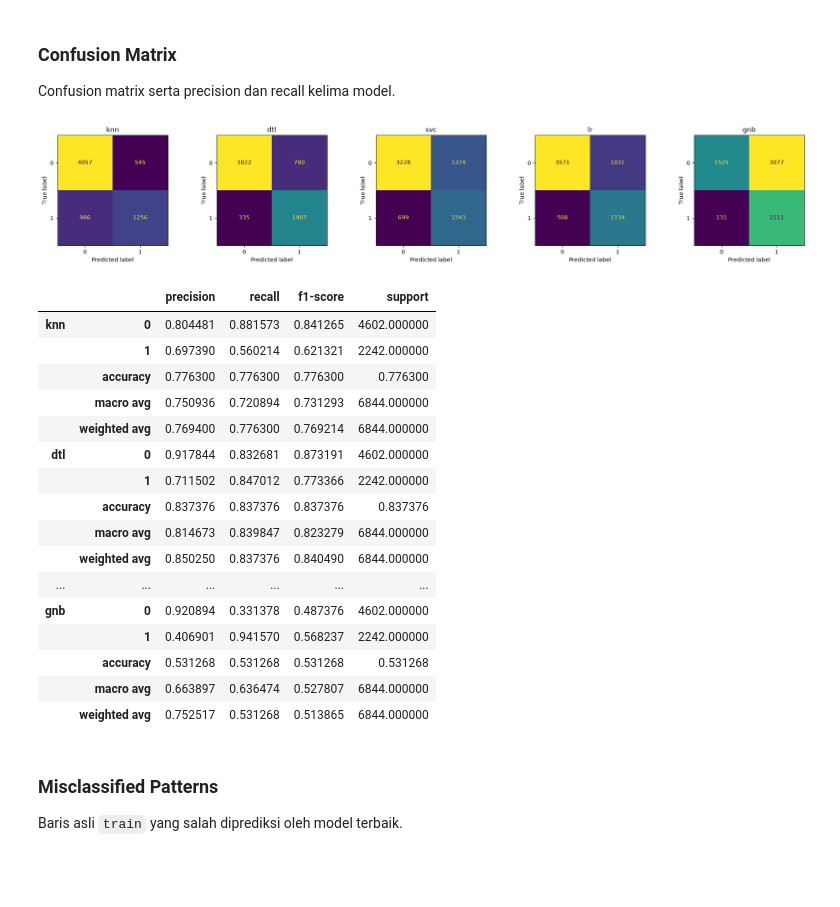
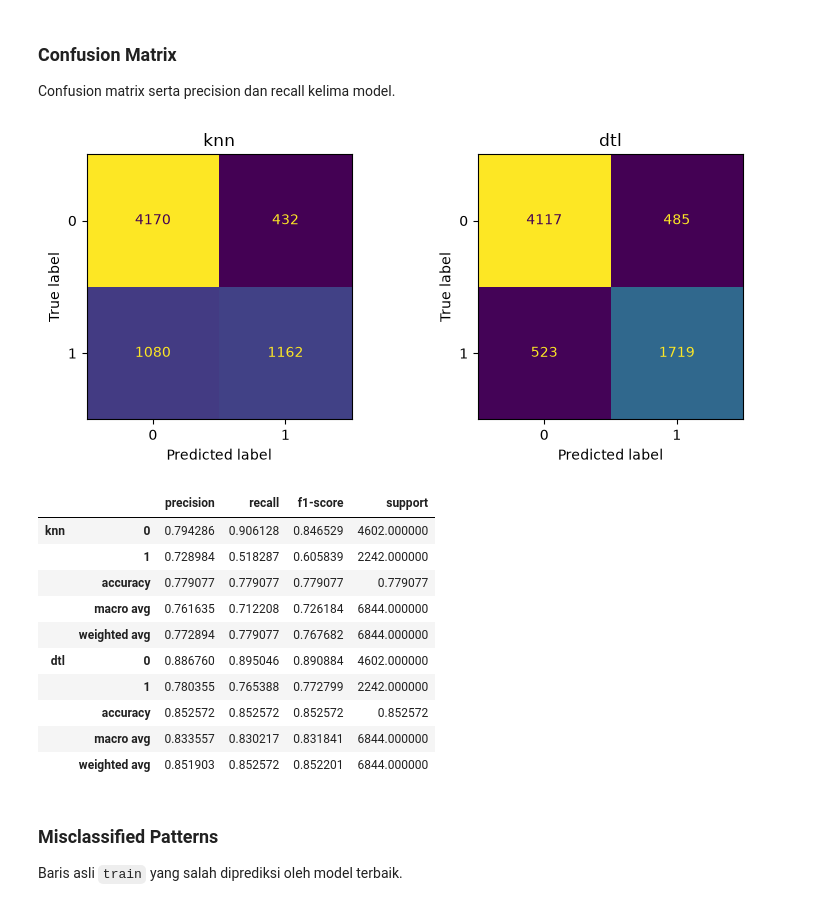
Before and after one commit to aufafaza/IF3170_G11_besokaja, a Jupyter notebook: Notebook_updated.ipynb, the cells around one changed output. Drawn from its saved outputs; the diff is of its cells as text; code cells hidden in the pictures; blank space fills up the shorter version.

Commit message:
FEAT: coba terakhir, final submission

```diff
--- a/Notebook_updated.ipynb
+++ b/Notebook_updated.ipynb
@@ -1448,7 +1315,7 @@ dtl_tuned_scikit = tune(models_scikit['dtl'], gridDTL_scikit, X_train, y_train)
 # %%
 gridSVM_scikit ={
     'kernel' : ['rbf'],
-    'C' : [1, 30],
+    'C' : [0.001, 1, 30],
     'gamma' : ['scale', 0.01, 0.1]
 }
 svc_tuned_scikit = tune(models_scikit['svc'], gridSVM_scikit, X_train, y_train)
@@ -1477,9 +1344,9 @@ svc_tuned_scikit = tune(models_scikit['svc'], gridSVM_scikit, X_train, y_train)
 | 2 | 0.004415 | auto | 0.308848 | 0.076043 |
 # %%
 gridLR_scikit = {
-    'max_iter': [50, 62, 143],
+    'max_iter': [50, 62, 100, 143],
     'penalty': ['l2'],
-    'C': [0.1, 20, 80]
+    'C': [0.001, 0.1, 20, 80]
 }
 lr_tuned_scikit = tune(models_scikit['lr'], gridLR_scikit, X_train, y_train)
 # %% [output]
@@ -1724,40 +1587,3 @@ result.to_csv(CFG.OUTPUT_DIR / 'submission_implemented_dtl.csv', index=False)
-# %%
-from ml_lib.model.knn import KNN
-
-def knn_booking_features(frame):
-    result = tree_booking_features(frame).drop(columns=[
-        'arrival_year', 'arrival_month', 'arrival_day', 'booking_date',
-    ])
-    scales = {
-        'days_before_arrival': 40, 'nightly_rate_idr': 350000, 'arrival_date': 110,
-        'weekday_nights': 5, 'weekend_nights': 4, 'num_adults': 3, 'num_children': 2,
-        'prior_cancellations': 2, 'prior_completed_bookings': 3,
-    }
-    for column, scale in scales.items():
-        result[column] = result[column] / scale
-    return result
-
-def ensemble_predictions(X_fit, y_fit, X_eval):
-    np.random.seed(CFG.SEED)
-    tree_predictions = implemented_tree().fit(X_fit, y_fit).predict(X_eval)
-    prep = Pipeline([
-        ('features', FunctionTransformer(knn_booking_features)),
-        ('clean', DataCleaner()),
-        ('encode', FeatureEncoder()),
-    ])
-    knn = KNN(k=5, p=2).fit(prep.fit_transform(X_fit), y_fit)
-    votes = np.array([sum(labels == 1) for labels in knn.neighbor_labels(prep.transform(X_eval))])
-    # Trust a four-of-five neighborhood consensus. Otherwise use the tree.
-    combined = np.where(votes >= 4, 1, np.where(votes <= 1, 0, tree_predictions))
-    return {'DTL': tree_predictions, 'KNN': (votes >= 3).astype(int), 'ensemble': combined}
-
-predictions = ensemble_predictions(X_train_raw, y_train, X_val_raw)
-for name, labels in predictions.items():
-    print(name, f1_score(y_val, labels, average='macro'))
-
-ensemble_result = test_df[[CFG.ID_COLUMN]].copy()
-ensemble_result[CFG.TARGET] = ensemble_predictions(X, y, X_test)['ensemble']
-ensemble_result.to_csv(CFG.OUTPUT_DIR / 'submission_ensemble.csv', index=False)
 # %% [markdown]
 ---
 
@@ -1792,30 +1618,24 @@ def report(models, X_train, y_train, X_val, y_val, method=None):
     return pd.concat(tables)
 # %%
 confusion (models, X_train, y_train, X_val, y_val)
-confusion (tuned_models_scikit, X_train, y_train, X_val, y_val)
+# confusion (tuned_models_scikit, X_train, y_train, X_val, y_val)
 # %% [output]
-[figure, old version]
+[figure, new version]
 # %%
 report (models, X_train, y_train, X_val, y_val)
-report (tuned_models_scikit, X_train, y_train, X_val, y_val)
+# report (tuned_models_scikit, X_train, y_train, X_val, y_val)
 # %% [output]
 |  |  | precision | recall | f1-score | support |
-| knn | 0 | 0.804481 | 0.881573 | 0.841265 | 4602.000000 |
-|  | 1 | 0.697390 | 0.560214 | 0.621321 | 2242.000000 |
-|  | accuracy | 0.776300 | 0.776300 | 0.776300 | 0.776300 |
-|  | macro avg | 0.750936 | 0.720894 | 0.731293 | 6844.000000 |
-|  | weighted avg | 0.769400 | 0.776300 | 0.769214 | 6844.000000 |
-| dtl | 0 | 0.917844 | 0.832681 | 0.873191 | 4602.000000 |
-|  | 1 | 0.711502 | 0.847012 | 0.773366 | 2242.000000 |
-|  | accuracy | 0.837376 | 0.837376 | 0.837376 | 0.837376 |
-|  | macro avg | 0.814673 | 0.839847 | 0.823279 | 6844.000000 |
-|  | weighted avg | 0.850250 | 0.837376 | 0.840490 | 6844.000000 |
-| ... | ... | ... | ... | ... | ... |
-| gnb | 0 | 0.920894 | 0.331378 | 0.487376 | 4602.000000 |
-|  | 1 | 0.406901 | 0.941570 | 0.568237 | 2242.000000 |
-|  | accuracy | 0.531268 | 0.531268 | 0.531268 | 0.531268 |
-|  | macro avg | 0.663897 | 0.636474 | 0.527807 | 6844.000000 |
-|  | weighted avg | 0.752517 | 0.531268 | 0.513865 | 6844.000000 |
+| knn | 0 | 0.794286 | 0.906128 | 0.846529 | 4602.000000 |
+|  | 1 | 0.728984 | 0.518287 | 0.605839 | 2242.000000 |
+|  | accuracy | 0.779077 | 0.779077 | 0.779077 | 0.779077 |
+|  | macro avg | 0.761635 | 0.712208 | 0.726184 | 6844.000000 |
+|  | weighted avg | 0.772894 | 0.779077 | 0.767682 | 6844.000000 |
+| dtl | 0 | 0.886760 | 0.895046 | 0.890884 | 4602.000000 |
+|  | 1 | 0.780355 | 0.765388 | 0.772799 | 2242.000000 |
+|  | accuracy | 0.852572 | 0.852572 | 0.852572 | 0.852572 |
+|  | macro avg | 0.833557 | 0.830217 | 0.831841 | 6844.000000 |
+|  | weighted avg | 0.851903 | 0.852572 | 0.852201 | 6844.000000 |
 # %% [markdown]
 ### Misclassified Patterns
 
```
Also changed, not shown: parts of 15 cells of this notebook.
